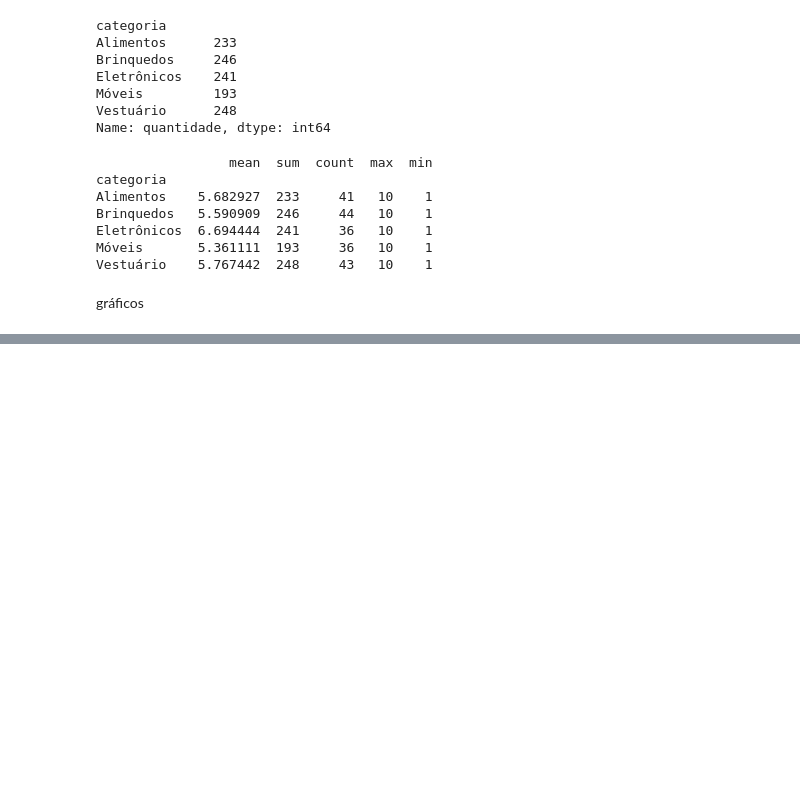
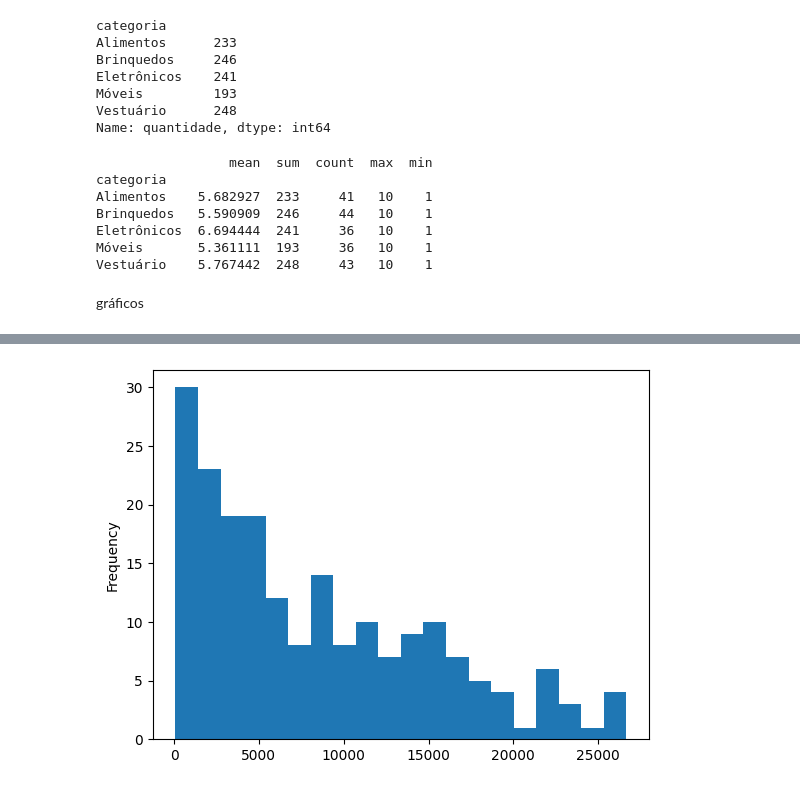
Before and after one commit to luizapessoa/curso-dados-do-zero, a Jupyter notebook: firstanalysis_py.ipynb, the cells around one changed output, grey strips where cells are left out. Drawn from its saved outputs; the diff is of its cells as text; code cells hidden in the pictures; blank space fills up the shorter version.

```diff
--- a/firstanalysis_py.ipynb
+++ b/firstanalysis_py.ipynb
@@ -227,0 +260,6 @@ gráficos
+# %%
+# histograma de distribuição dos valores de venda 'total_venda'
+df['total_venda'].plot(kind= 'hist', bins = 20)
+plt.show()
+# %% [output]
+[figure, added]
```
Also changed, not shown: parts of 30 cells of this notebook.
